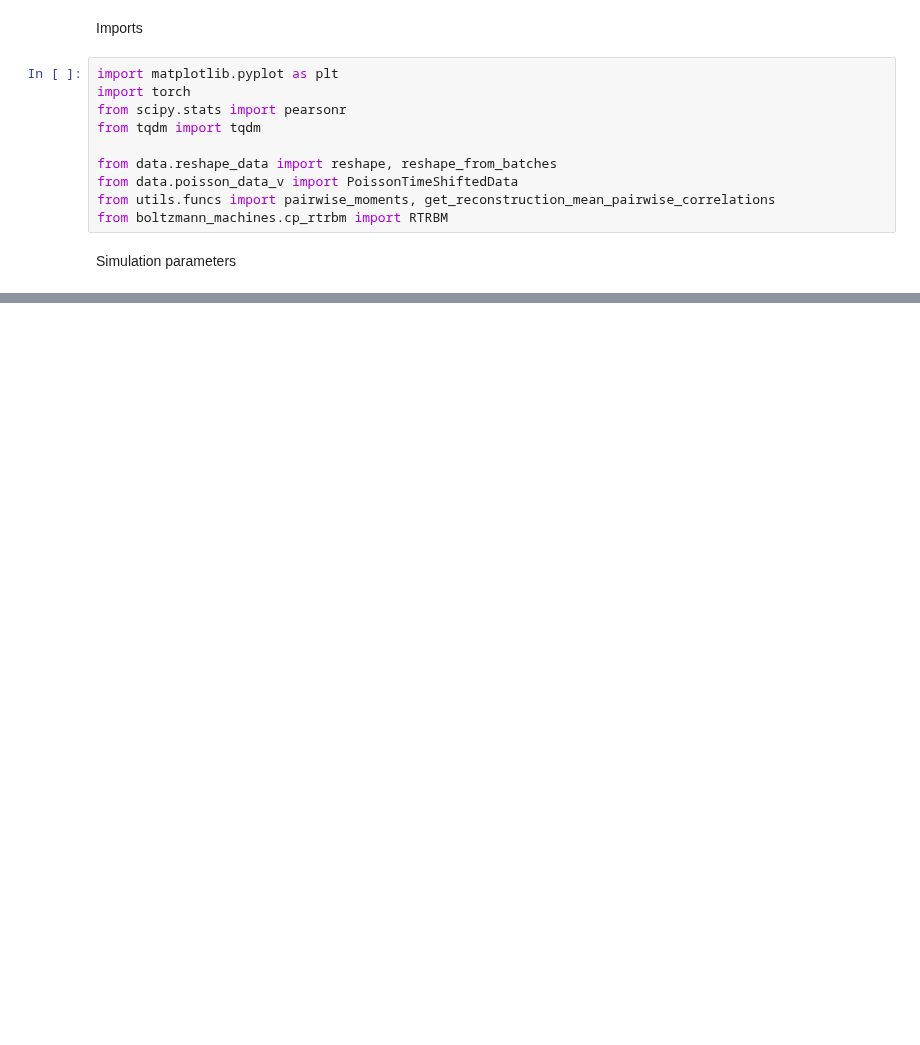
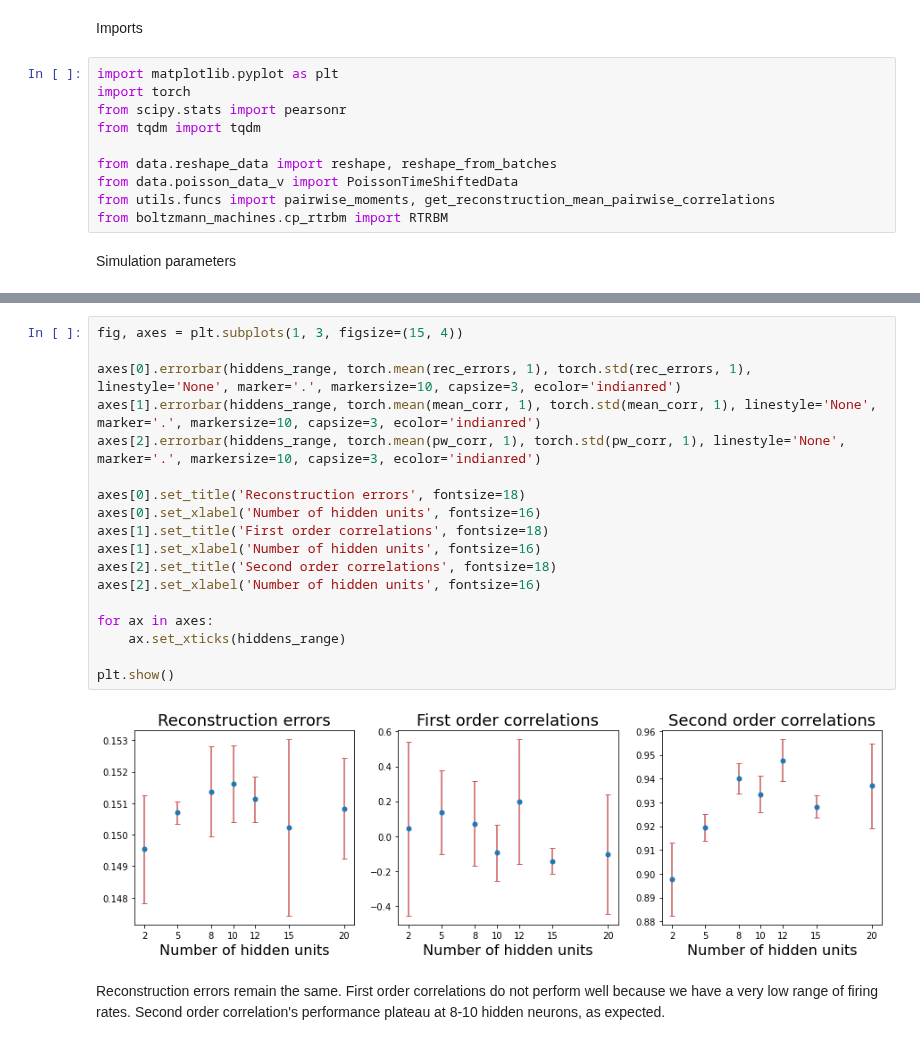
Before and after one commit to casperpeters/intern, a Jupyter notebook: notebooks/Poisson Temporally Connected Data/Varying number op hidden Neurons.ipynb, the cells around one changed output, grey strips where cells are left out. Drawn from its saved outputs; the diff is of its cells as text; blank space fills up the shorter version.

```diff
--- a/notebooks/Poisson Temporally Connected Data/Varying number op hidden Neurons.ipynb
+++ b/notebooks/Poisson Temporally Connected Data/Varying number op hidden Neurons.ipynb
@@ -80,0 +128,22 @@ for i, n_hidden in tqdm(enumerate(hiddens_range)):
+# %%
+fig, axes = plt.subplots(1, 3, figsize=(15, 4))
+
+axes[0].errorbar(hiddens_range, torch.mean(rec_errors, 1), torch.std(rec_errors, 1), linestyle='None', marker='.', markersize=10, capsize=3, ecolor='indianred')
+axes[1].errorbar(hiddens_range, torch.mean(mean_corr, 1), torch.std(mean_corr, 1), linestyle='None', marker='.', markersize=10, capsize=3, ecolor='indianred')
+axes[2].errorbar(hiddens_range, torch.mean(pw_corr, 1), torch.std(pw_corr, 1), linestyle='None', marker='.', markersize=10, capsize=3, ecolor='indianred')
+
+axes[0].set_title('Reconstruction errors', fontsize=18)
+axes[0].set_xlabel('Number of hidden units', fontsize=16)
+axes[1].set_title('First order correlations', fontsize=18)
+axes[1].set_xlabel('Number of hidden units', fontsize=16)
+axes[2].set_title('Second order correlations', fontsize=18)
+axes[2].set_xlabel('Number of hidden units', fontsize=16)
+
+for ax in axes:
+    ax.set_xticks(hiddens_range)
+
+plt.show()
+# %% [output]
+[figure, added]
+# %% [markdown]
+Reconstruction errors remain the same. First order correlations do not perform well because we have a very low range of firing rates. Second order correlation's performance plateau at 8-10 hidden neurons, as expected.
```
Also changed, not shown: parts of 5 cells of this notebook, 1 other file.
